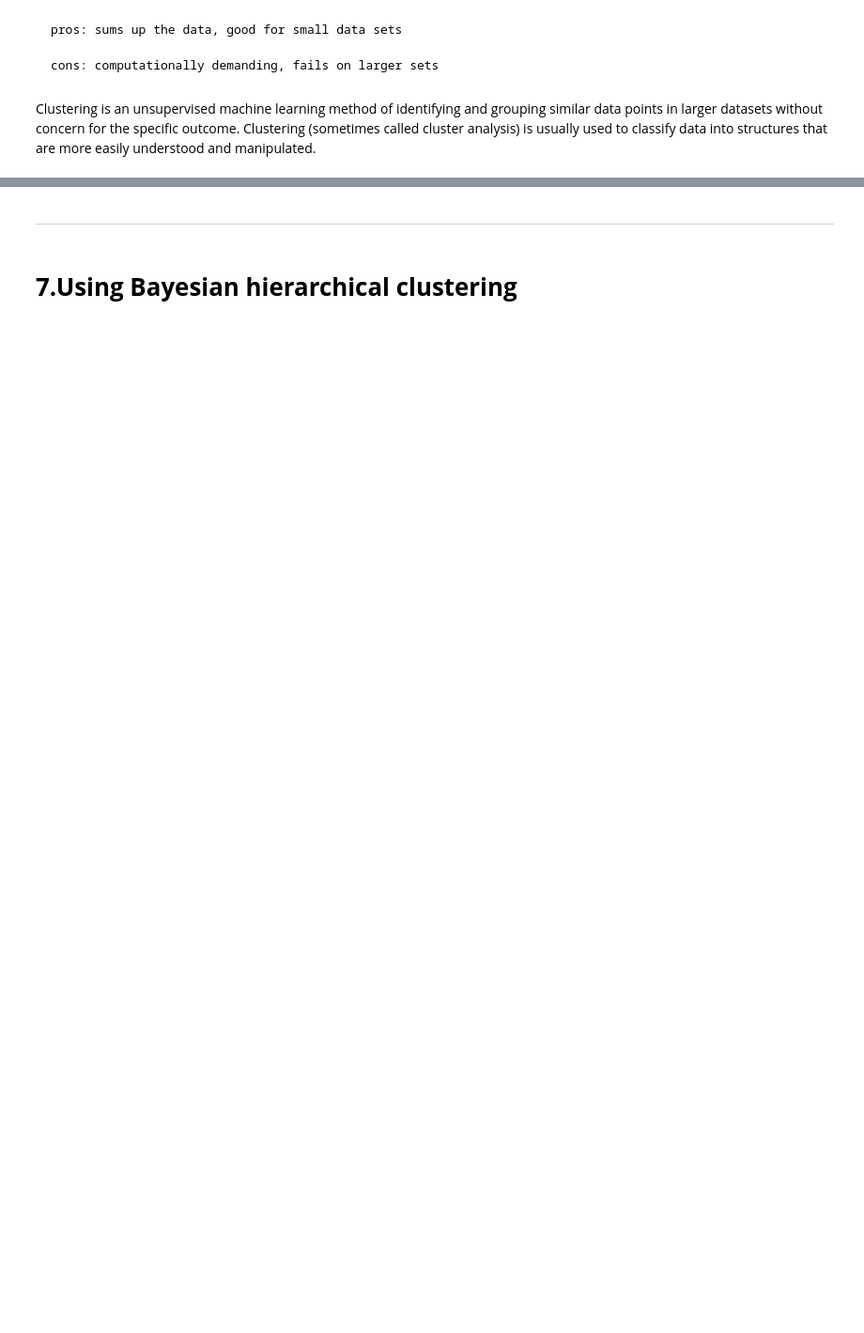
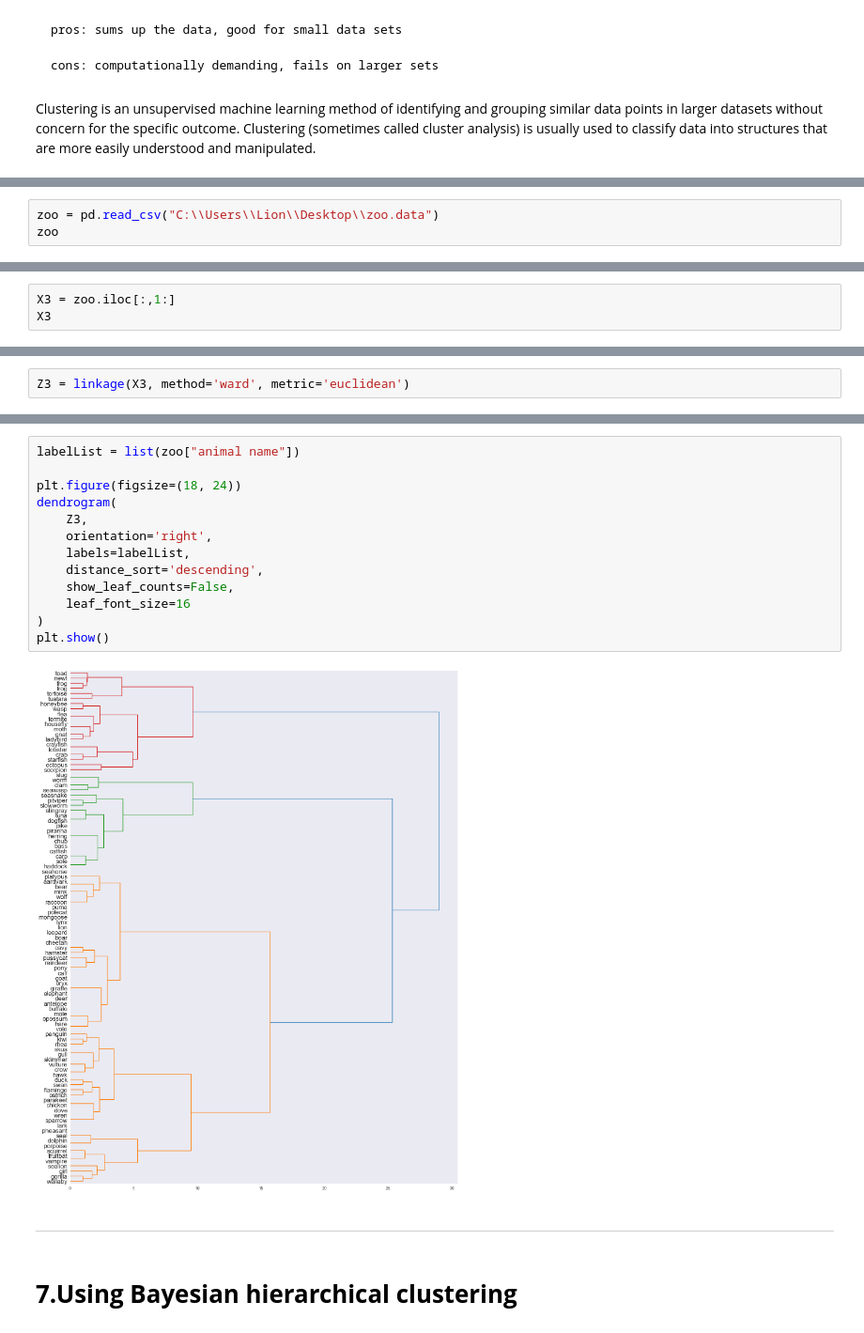
Before and after one commit to showmidelo/SBU-ML-Winter-23, a Jupyter notebook: project.ipynb, the cells around one changed output, grey strips where cells are left out. Shown at 94% size. Drawn from its saved outputs; the diff is of its cells as text; blank space fills up the shorter version.

```diff
--- a/project.ipynb
+++ b/project.ipynb
@@ -398,0 +363,3 @@ in this example we spread students by their scores in different groups which wou
+# %%
+zoo = pd.read_csv("C:\\Users\\Lion\\Desktop\\zoo.data")
+zoo
@@ -398,0 +380,3 @@ in this example we spread students by their scores in different groups which wou
+# %%
+X3 = zoo.iloc[:,1:]
+X3
@@ -398,0 +397,2 @@ in this example we spread students by their scores in different groups which wou
+# %%
+Z3 = linkage(X3, method='ward', metric='euclidean')
@@ -399,3 +419,18 @@ in this example we spread students by their scores in different groups which wou
+# %%
+labelList = list(zoo["animal name"])
+
+plt.figure(figsize=(18, 24))
+dendrogram(
+    Z3,
+    orientation='right',
+    labels=labelList,
+    distance_sort='descending',
+    show_leaf_counts=False,
+    leaf_font_size=16
+)
+plt.show()
+# %% [output]
+[figure, added]
 # %% [markdown]
 ---
 # %% [markdown]
```
Also changed, not shown: parts of 41 cells of this notebook, 3 other files.
